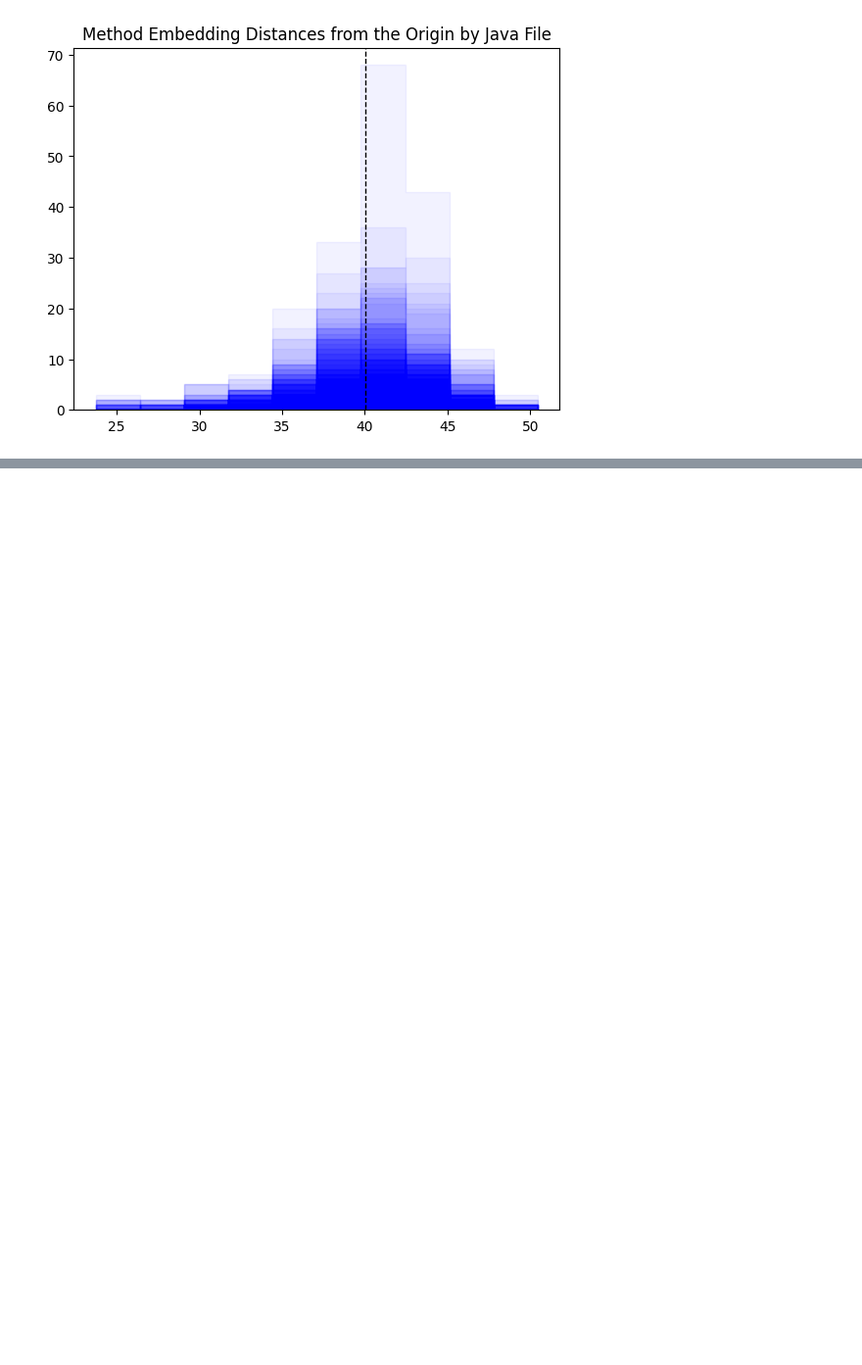
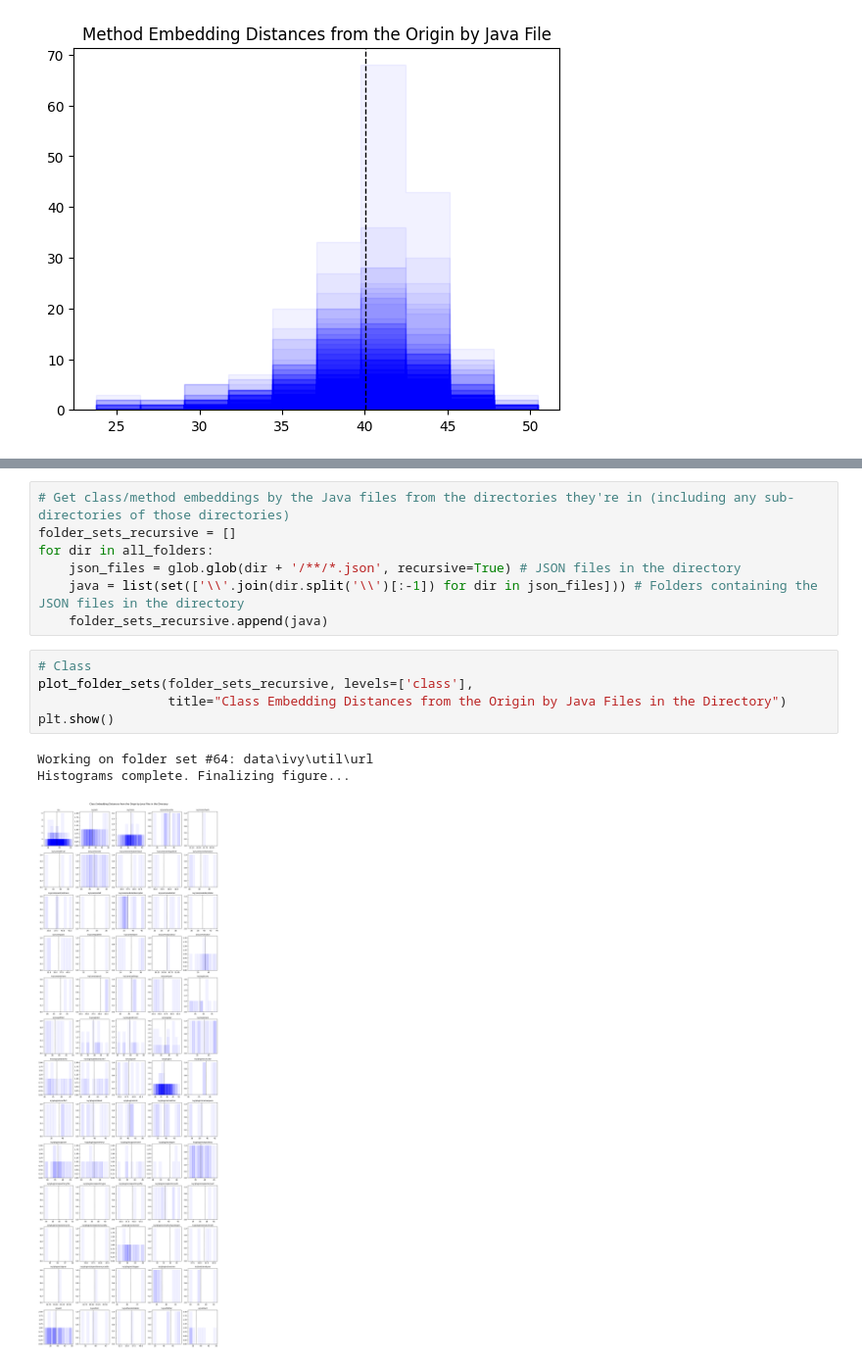
Before and after one commit to CynthiaTheGriffin/topology_project, a Jupyter notebook: AnalyticalEngineering1.ipynb, the cells around one changed output, grey strips where cells are left out. Shown at 98% size. Drawn from its saved outputs; the diff is of its cells as text; blank space fills up the shorter version.

```diff
--- a/AnalyticalEngineering1.ipynb
+++ b/AnalyticalEngineering1.ipynb
@@ -252,0 +276,16 @@ plt.show()
+# %%
+# Get class/method embeddings by the Java files from the directories they're in (including any sub-directories of those directories)
+folder_sets_recursive = []
+for dir in all_folders:
+    json_files = glob.glob(dir + '/**/*.json', recursive=True) # JSON files in the directory
+    java = list(set(['\\'.join(dir.split('\\')[:-1]) for dir in json_files])) # Folders containing the JSON files in the directory
+    folder_sets_recursive.append(java)
+# %%
+# Class
+plot_folder_sets(folder_sets_recursive, levels=['class'],
+                 title="Class Embedding Distances from the Origin by Java Files in the Directory")
+plt.show()
+# %% [output]
+Working on folder set #64: data\ivy\util\url
+Histograms complete. Finalizing figure...
+[figure, added]
```
Also changed, not shown: parts of 16 cells of this notebook.
